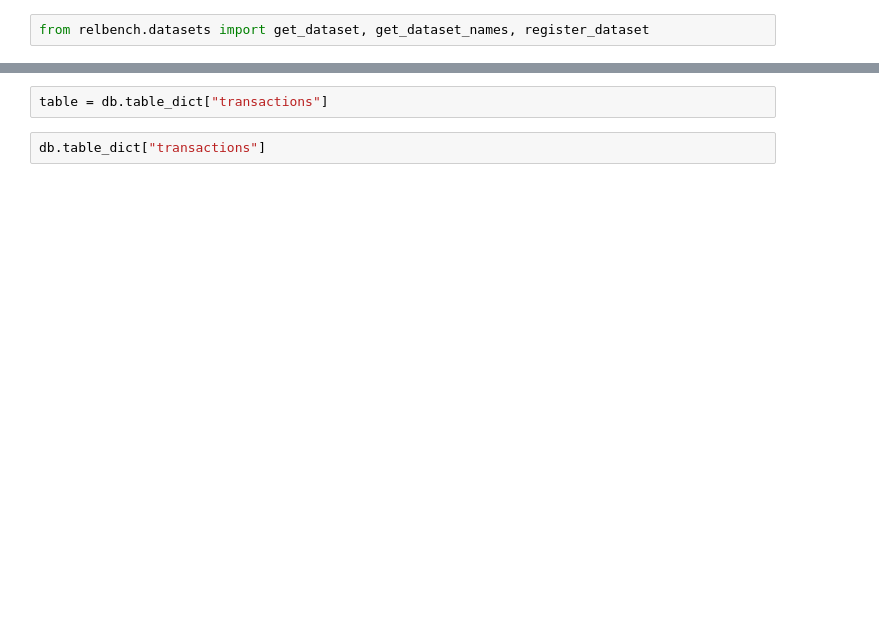
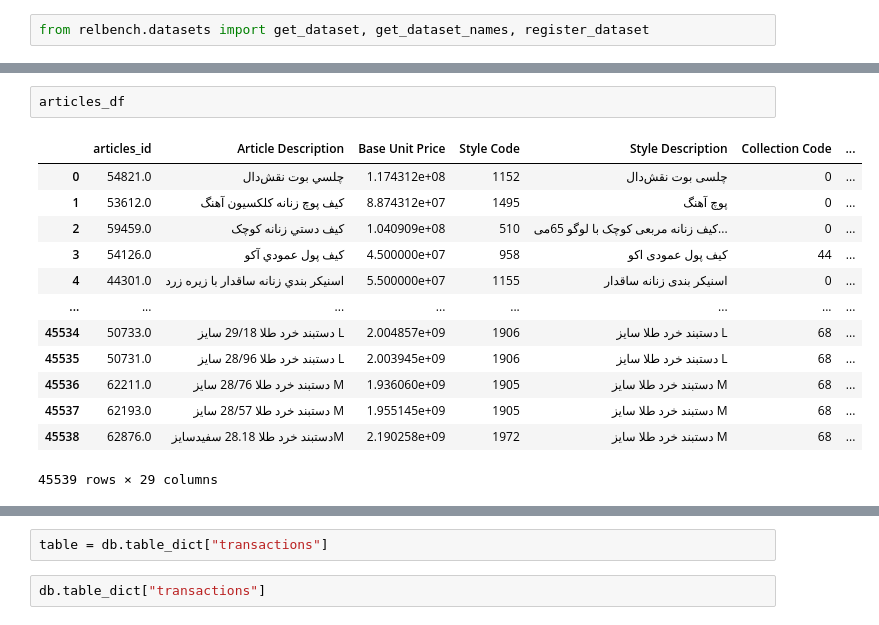
Before and after one commit to DanialNejad/ContextGNN, a Jupyter notebook: Recommendation.ipynb, the cells around one changed output, grey strips where cells are left out. Saved outputs shown, nothing was run; the diff lists cells and outputs as text; blank space fills up the shorter version.

```diff
--- a/Recommendation.ipynb
+++ b/Recommendation.ipynb
@@ -119,0 +376,16 @@ class TransactionalDataset(Dataset):
+# %%
+articles_df
+# %% [output]
+|  | articles_id | Article Description | Base Unit Price | Style Code | Style Description | Collection Code | ... |
+| 0 | 54821.0 | چلسي بوت نقش‌دال | 1.174312e+08 | 1152 | چلسی بوت نقش‌دال | 0 | ... |
+| 1 | 53612.0 | کيف پوچ زنانه کلکسيون آهنگ | 8.874312e+07 | 1495 | پوچ آهنگ | 0 | ... |
+| 2 | 59459.0 | کيف دستي زنانه کوچک | 1.040909e+08 | 510 | کیف زنانه مربعی کوچک با لوگو 65می... | 0 | ... |
+| 3 | 54126.0 | کيف پول عمودي آکو | 4.500000e+07 | 958 | کیف پول عمودی اکو | 44 | ... |
+| 4 | 44301.0 | اسنيکر بندي زنانه ساقدار با زيره زرد | 5.500000e+07 | 1155 | اسنیکر بندی زنانه ساقدار | 0 | ... |
+| ... | ... | ... | ... | ... | ... | ... | ... |
+| 45534 | 50733.0 | دستبند خرد طلا 29/18 سايز L | 2.004857e+09 | 1906 | دستبند خرد طلا سایز L | 68 | ... |
+| 45535 | 50731.0 | دستبند خرد طلا 28/96 سايز L | 2.003945e+09 | 1906 | دستبند خرد طلا سایز L | 68 | ... |
+| 45536 | 62211.0 | دستبند خرد طلا 28/76 سايز M | 1.936060e+09 | 1905 | دستبند خرد طلا سایز M | 68 | ... |
+| 45537 | 62193.0 | دستبند خرد طلا 28/57 سايز M | 1.955145e+09 | 1905 | دستبند خرد طلا سایز M | 68 | ... |
+| 45538 | 62876.0 | دستبند خرد طلا 28.18 سفيدسايزM | 2.190258e+09 | 1972 | دستبند خرد طلا سایز M | 68 | ... |
+45539 rows × 29 columns
```
Also changed, not shown: parts of 75 cells of this notebook, 6 other files.
